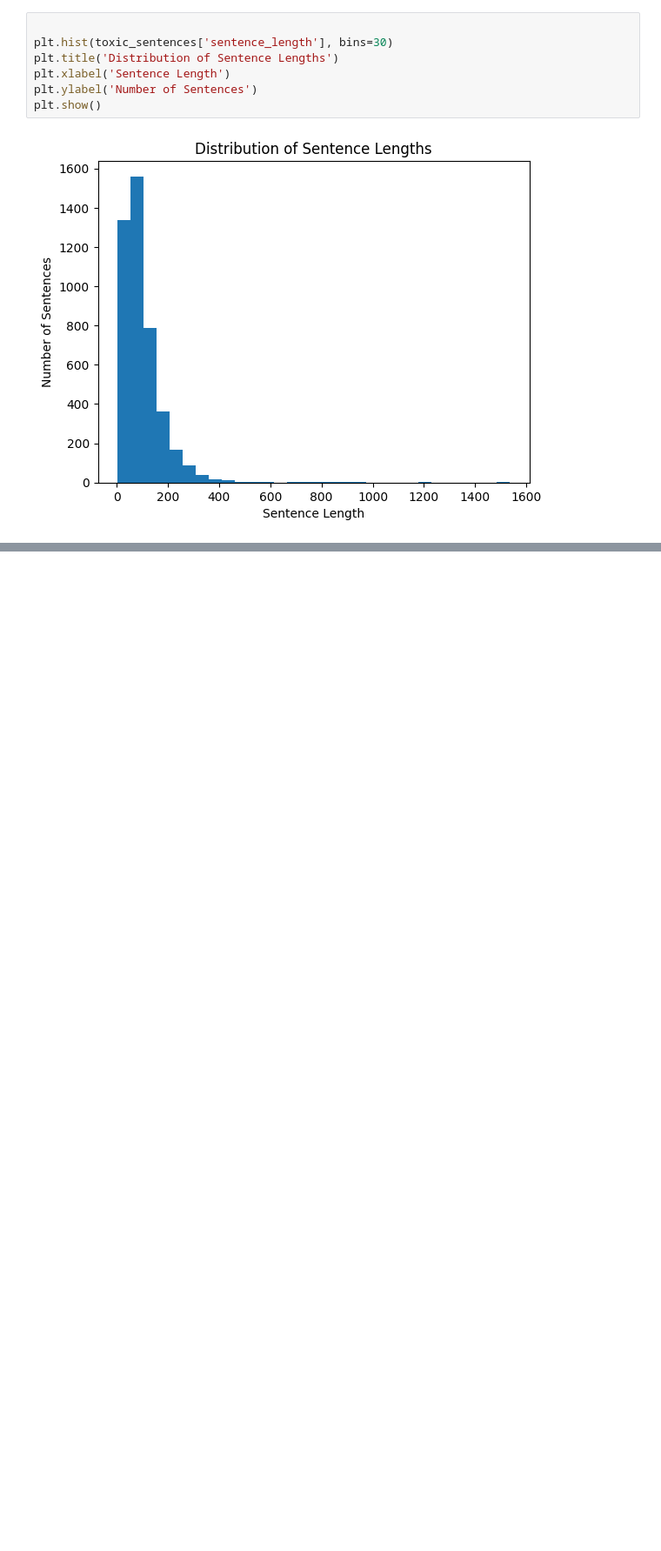
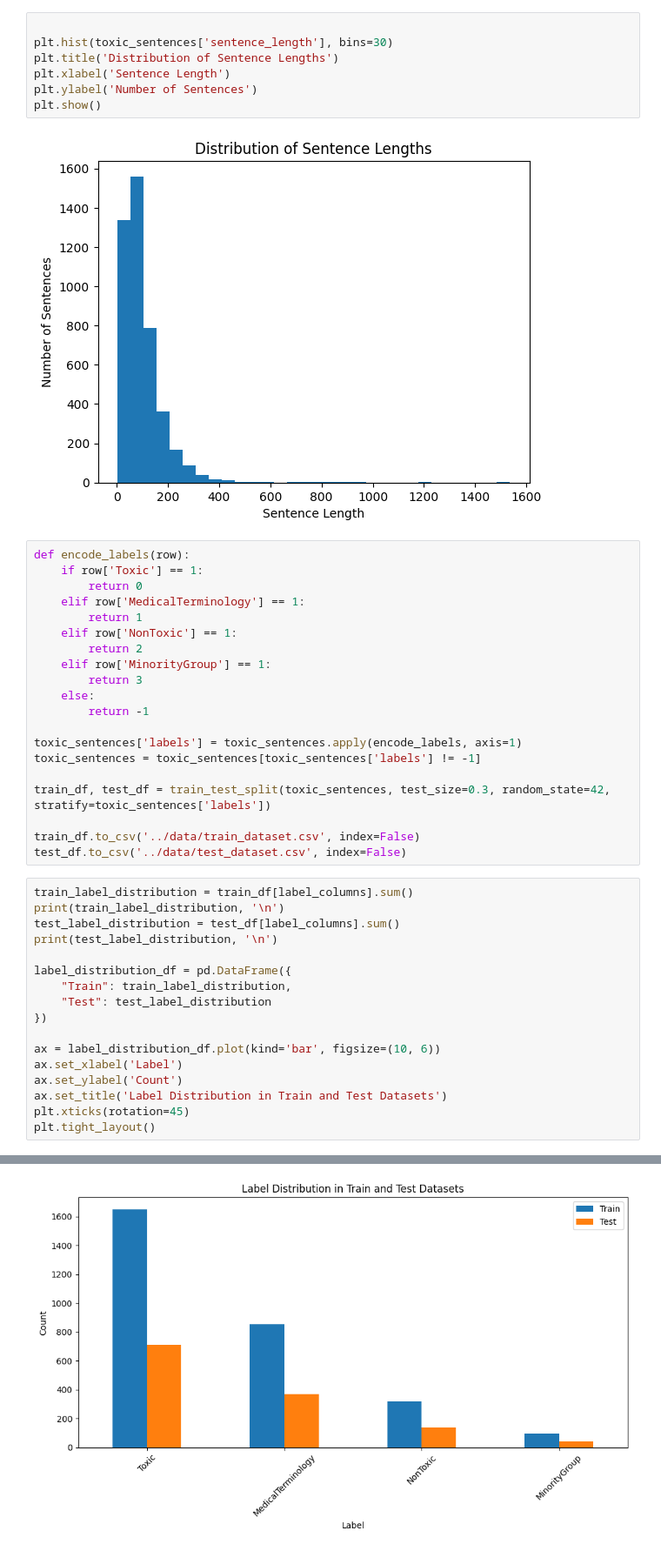
Before and after one commit to TsvetoslavVasev/toxic-language-classification, a Jupyter notebook: code/eda.ipynb, the cells around one changed output, grey strips where cells are left out. Shown at 87% size. Drawn from its saved outputs; the diff is of its cells as text; blank space fills up the shorter version.

```diff
--- a/code/eda.ipynb
+++ b/code/eda.ipynb
@@ -147,3 +148,41 @@ plt.ylabel('Number of Sentences')
 plt.show()
 # %% [output]
 [figure]
+# %%
+def encode_labels(row):
+    if row['Toxic'] == 1:
+        return 0
+    elif row['MedicalTerminology'] == 1:
+        return 1
+    elif row['NonToxic'] == 1:
+        return 2
+    elif row['MinorityGroup'] == 1:
+        return 3
+    else:
+        return -1
+
+toxic_sentences['labels'] = toxic_sentences.apply(encode_labels, axis=1)
+toxic_sentences = toxic_sentences[toxic_sentences['labels'] != -1]
+
+train_df, test_df = train_test_split(toxic_sentences, test_size=0.3, random_state=42, stratify=toxic_sentences['labels'])
+
+train_df.to_csv('../data/train_dataset.csv', index=False)
+test_df.to_csv('../data/test_dataset.csv', index=False)
+# %%
+train_label_distribution = train_df[label_columns].sum()
+print(train_label_distribution, '\n')
+test_label_distribution = test_df[label_columns].sum()
+print(test_label_distribution, '\n')
+
+label_distribution_df = pd.DataFrame({
+    "Train": train_label_distribution,
+    "Test": test_label_distribution
+})
+
+ax = label_distribution_df.plot(kind='bar', figsize=(10, 6))
+ax.set_xlabel('Label')
+ax.set_ylabel('Count')
+ax.set_title('Label Distribution in Train and Test Datasets')
+plt.xticks(rotation=45)
+plt.tight_layout()
+# %% [output]
@@ -149,0 +200 @@ plt.show()
+[figure, added]
```
Also changed, not shown: parts of 4 cells of this notebook, 16 other files.
